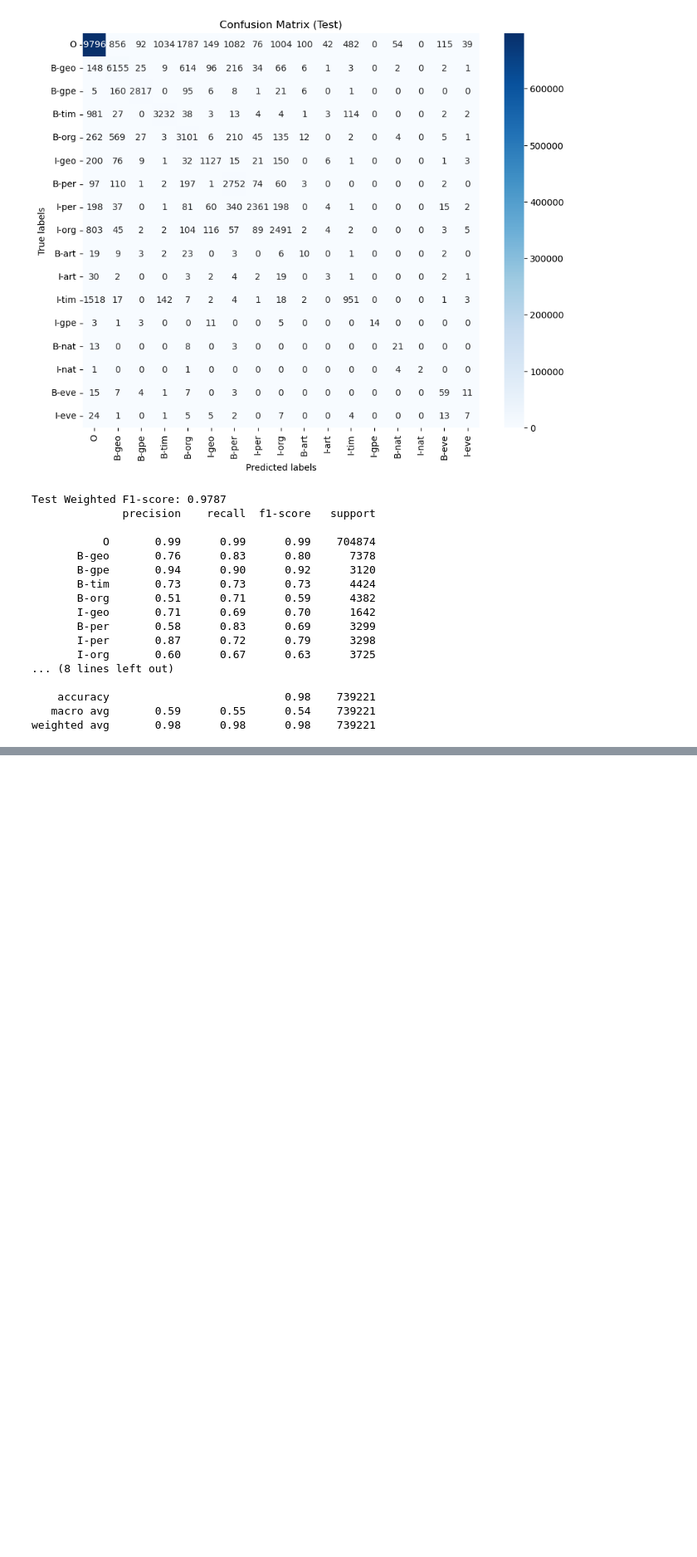
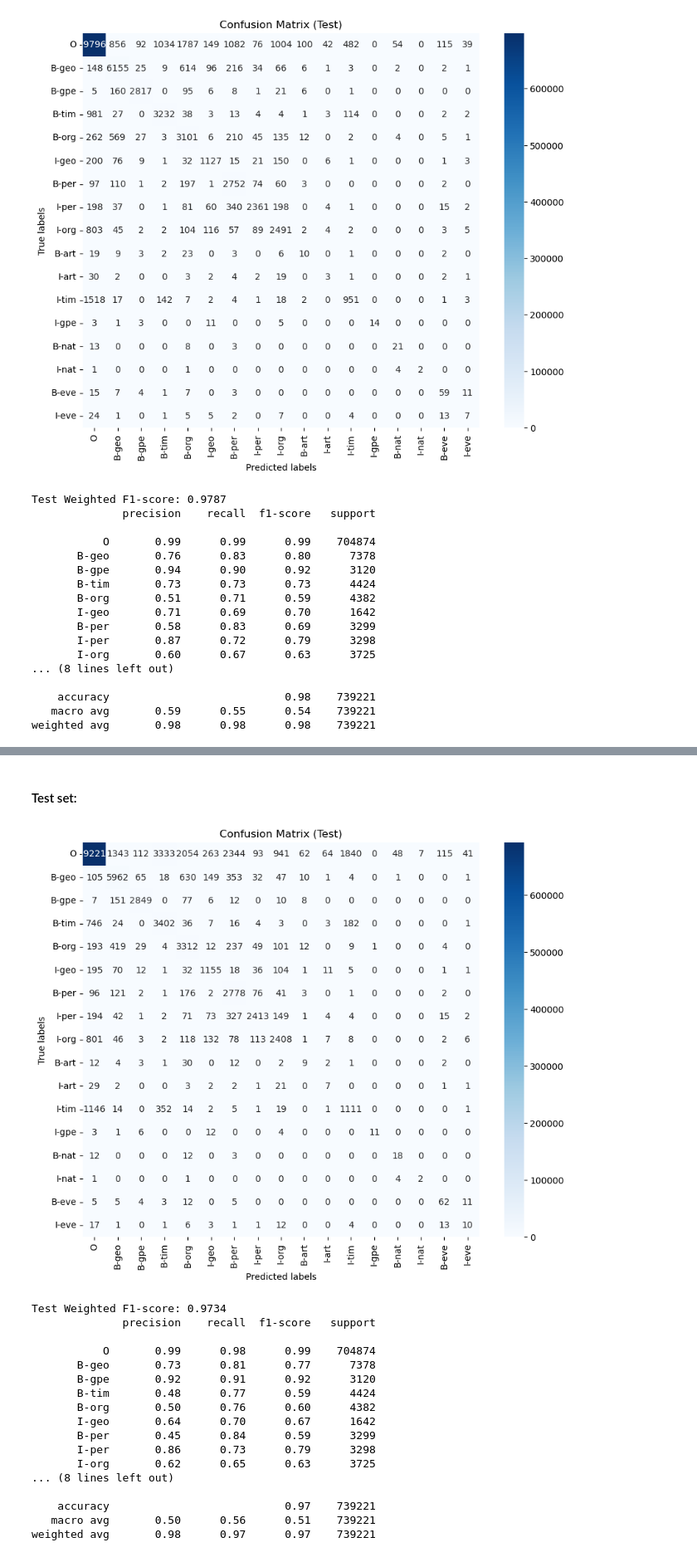
Before and after one commit to ivairali/nlp2, a Jupyter notebook: reproduce_results.ipynb, the cells around one changed output, grey strips where cells are left out. Shown at 83% size. Drawn from its saved outputs; the diff is of its cells as text; code cells hidden in the pictures; blank space fills up the shorter version.

```diff
--- a/reproduce_results.ipynb
+++ b/reproduce_results.ipynb
@@ -421,0 +447,2 @@ weighted avg       0.98      0.98      0.98    739221
+# %%
+pred_test_3 = sp_3.viterbi_decode_corpus(fixed_test_dataset)
@@ -421,0 +491,23 @@ weighted avg       0.98      0.98      0.98    739221
+# %% [markdown]
+#### Test set:
+# %%
+cm_test_3, f1_test_3 = evaluate_predictions(fixed_test_dataset.seq_list, pred_test_3, tag_dict, set_name="Test")
+# %% [output]
+[figure, added]
+Test Weighted F1-score: 0.9734
+              precision    recall  f1-score   support
+
+           O       0.99      0.98      0.99    704874
+       B-geo       0.73      0.81      0.77      7378
+       B-gpe       0.92      0.91      0.92      3120
+       B-tim       0.48      0.77      0.59      4424
+       B-org       0.50      0.76      0.60      4382
+       I-geo       0.64      0.70      0.67      1642
+       B-per       0.45      0.84      0.59      3299
+       I-per       0.86      0.73      0.79      3298
+       I-org       0.62      0.65      0.63      3725
+... (8 lines left out)
+
+    accuracy                           0.97    739221
+   macro avg       0.50      0.56      0.51    739221
+weighted avg       0.98      0.97      0.97    739221
```
Also changed, not shown: parts of 29 cells of this notebook, 4 other files.
